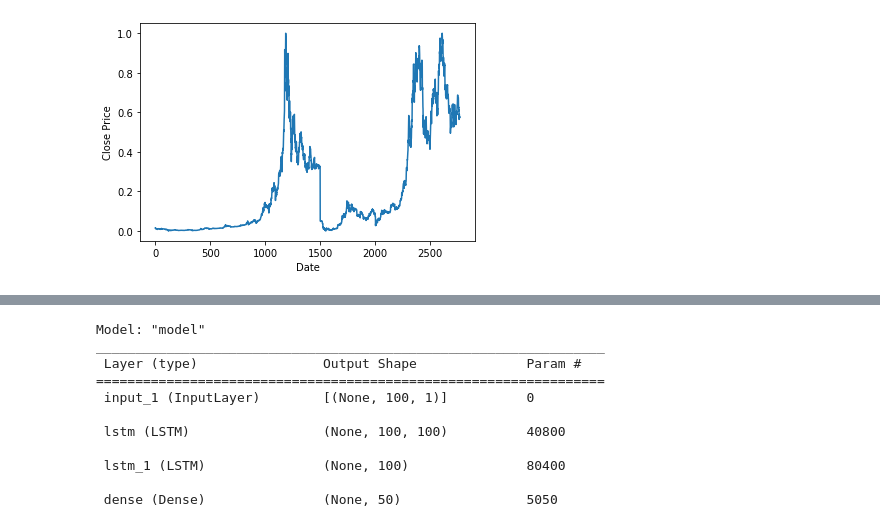
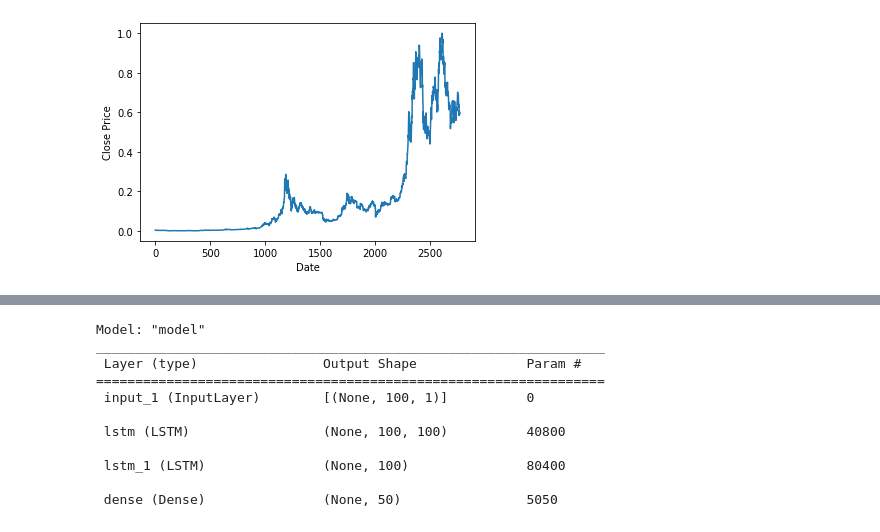
Before and after one commit to andrei-aleksanian/Bitcoin-price-prediction, a Jupyter notebook: src/colab2_longData.ipynb, the cells around one changed output, grey strips where cells are left out. Cells and saved outputs as stored; diff of their text form; code cells hidden in the pictures.

```diff
--- a/src/colab2_longData.ipynb
+++ b/src/colab2_longData.ipynb
@@ -10,10 +10,10 @@ from lstm.callbacks import es_callback, modelckpt_callback
 df = loadData()
 # %%
 features = np.array(df["Close"]).reshape(-1, 1)
-normalized_data, scaler = normalize(features)
+normalized_data, scaler = normalizeAtOnce(features)
 show_data_simple(normalized_data)
 # %% [output]
-[figure, old version]
+[figure, new version]
 # %%
 config = {
     "past": 100, # try 10, 50, 100, 300
```
Also changed, not shown: parts of 8 cells of this notebook, 5 other files.
